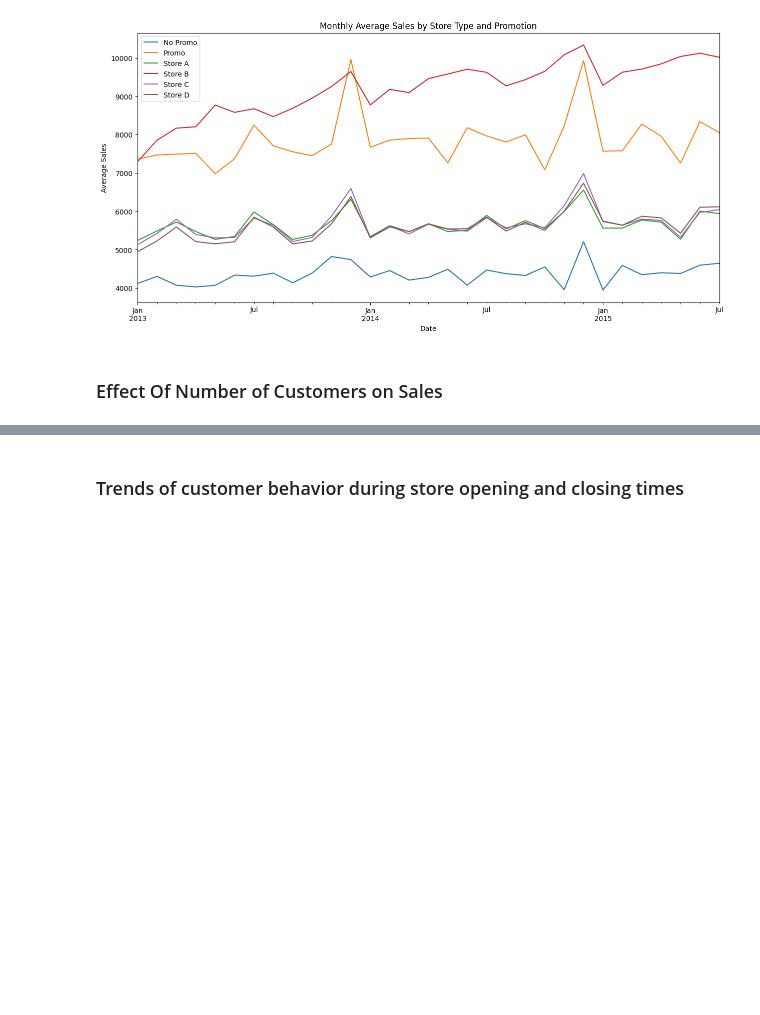
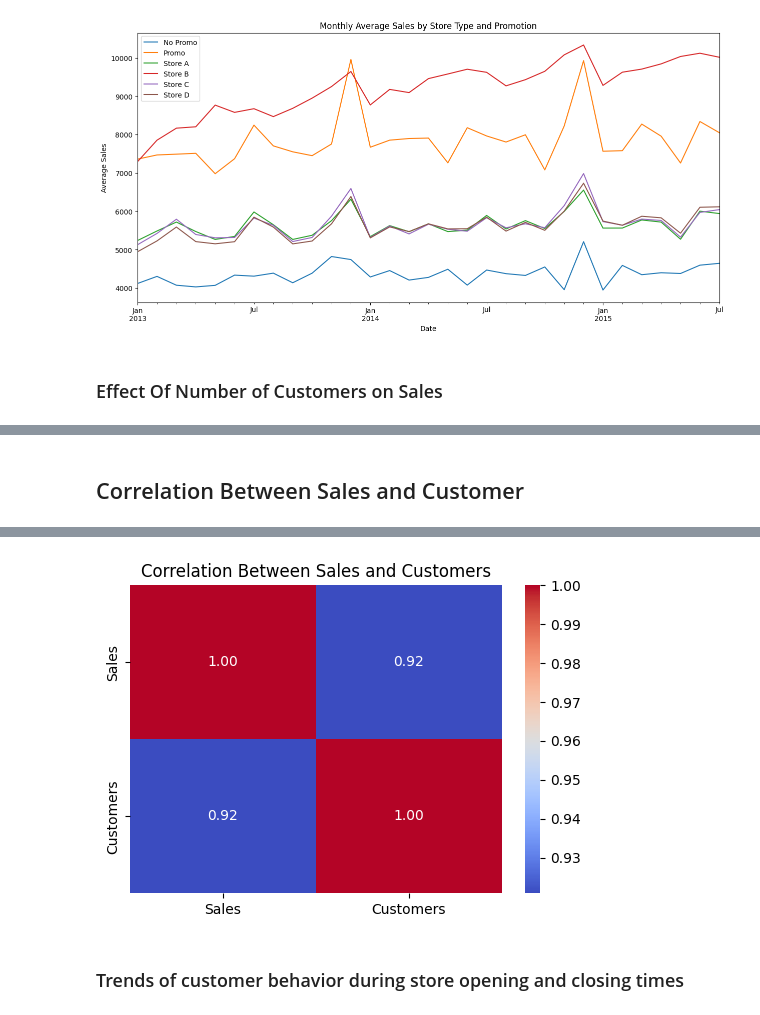
Before and after one commit to hanaDemma/Pharmaceuticals-finance-data-Analysis-week-4, a Jupyter notebook: notebooks/exploratory_analysis.ipynb, the cells around one changed output, grey strips where cells are left out. Drawn from its saved outputs; the diff is of its cells as text; code cells hidden in the pictures; blank space fills up the shorter version.

```diff
--- a/notebooks/exploratory_analysis.ipynb
+++ b/notebooks/exploratory_analysis.ipynb
@@ -728,0 +738,6 @@ numberOfCustomerWithSales(merged_train_data_store)
+# %% [markdown]
+## Correlation Between Sales and Customer
+# %%
+from scripts.feature_engineering import corrSalesAndCustomers
+corrSalesAndCustomers(merged_train_data_store)
+# %% [output]
@@ -729,3 +746,4 @@ numberOfCustomerWithSales(merged_train_data_store)
+[figure, added]
 # %% [markdown]
 ### Trends of customer behavior during store opening and closing times
 # %% [markdown]
```
Also changed, not shown: parts of 38 cells of this notebook, 2 other files.
